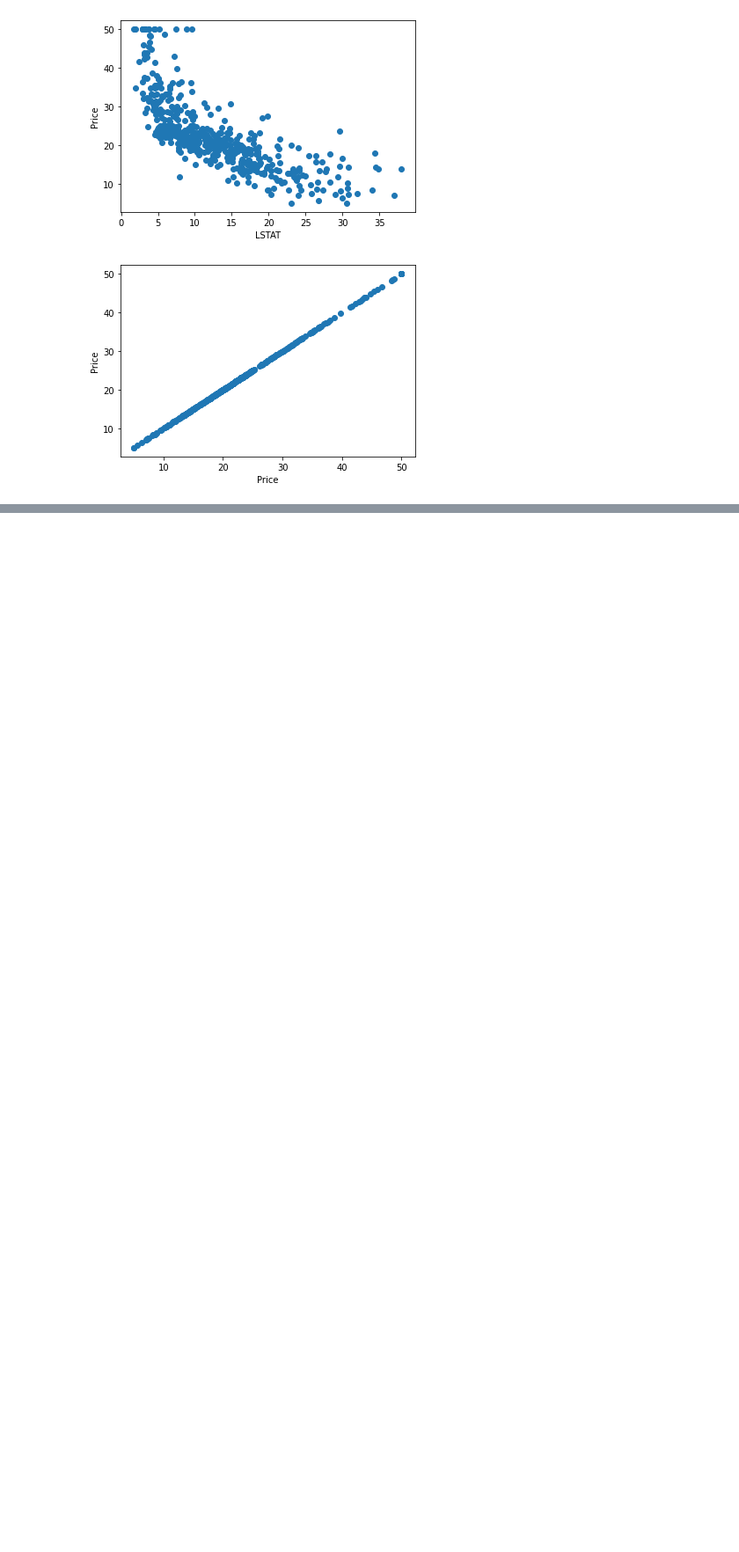
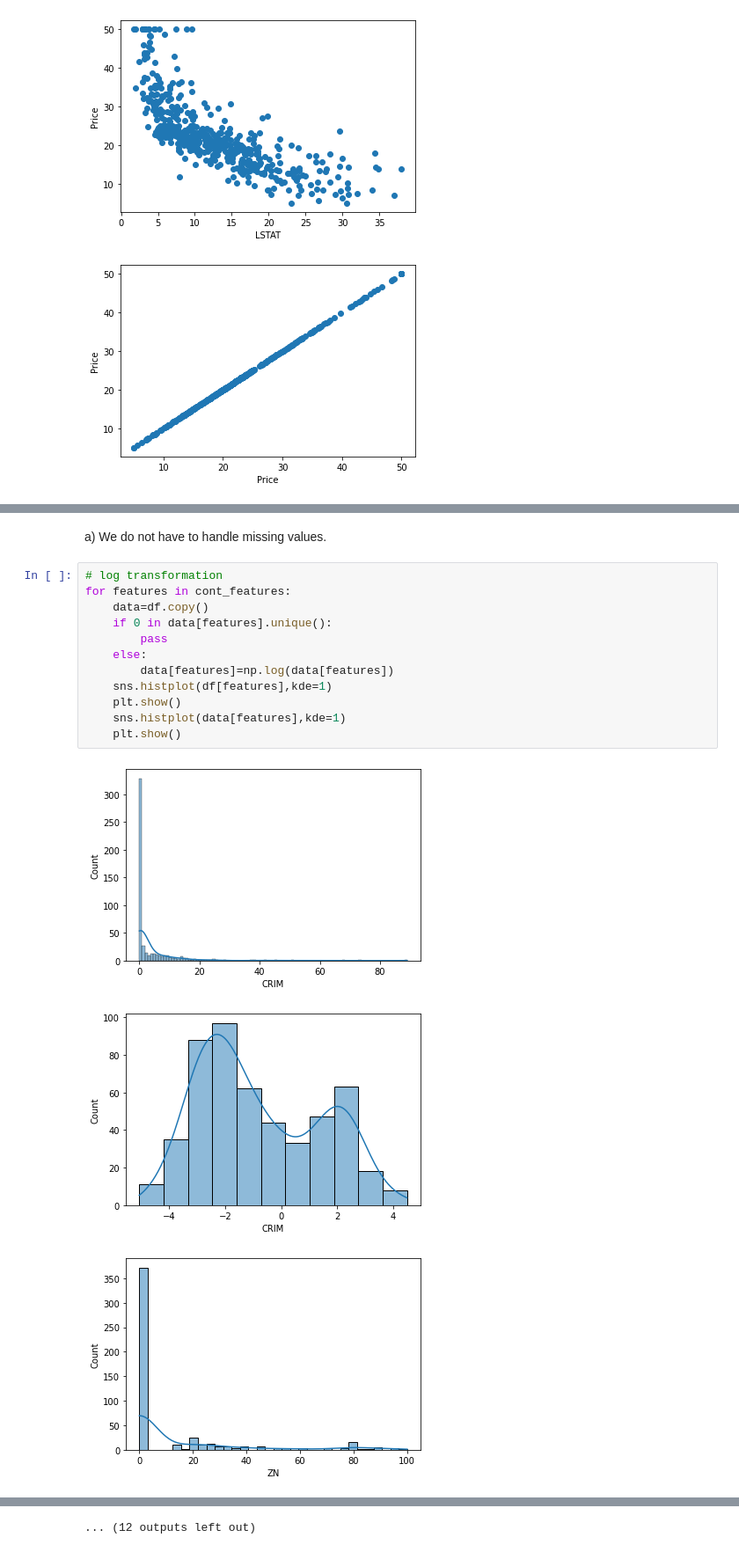
Before and after one commit to shiv0112/boston_random_forest, a Jupyter notebook: notebooks/boston_rndm_forest.ipynb, the cells around one changed output, grey strips where cells are left out. Shown at 88% size. Cells and saved outputs as stored; diff of their text form; blank space fills up the shorter version.

```diff
--- a/notebooks/boston_rndm_forest.ipynb
+++ b/notebooks/boston_rndm_forest.ipynb
@@ -213,0 +252,18 @@ for features in cont_features:
+# %% [markdown]
+a) We do not have to handle missing values.
+# %%
+# log transformation
+for features in cont_features:
+    data=df.copy()
+    if 0 in data[features].unique():
+        pass
+    else:
+        data[features]=np.log(data[features])
+    sns.histplot(df[features],kde=1)
+    plt.show()
+    sns.histplot(data[features],kde=1)
+    plt.show()
+# %% [output]
+[figure, added]
+[figure, added]
+[figure, added]
@@ -213,0 +279 @@ for features in cont_features:
+... (12 outputs left out)
```
Also changed, not shown: parts of 39 cells of this notebook.
